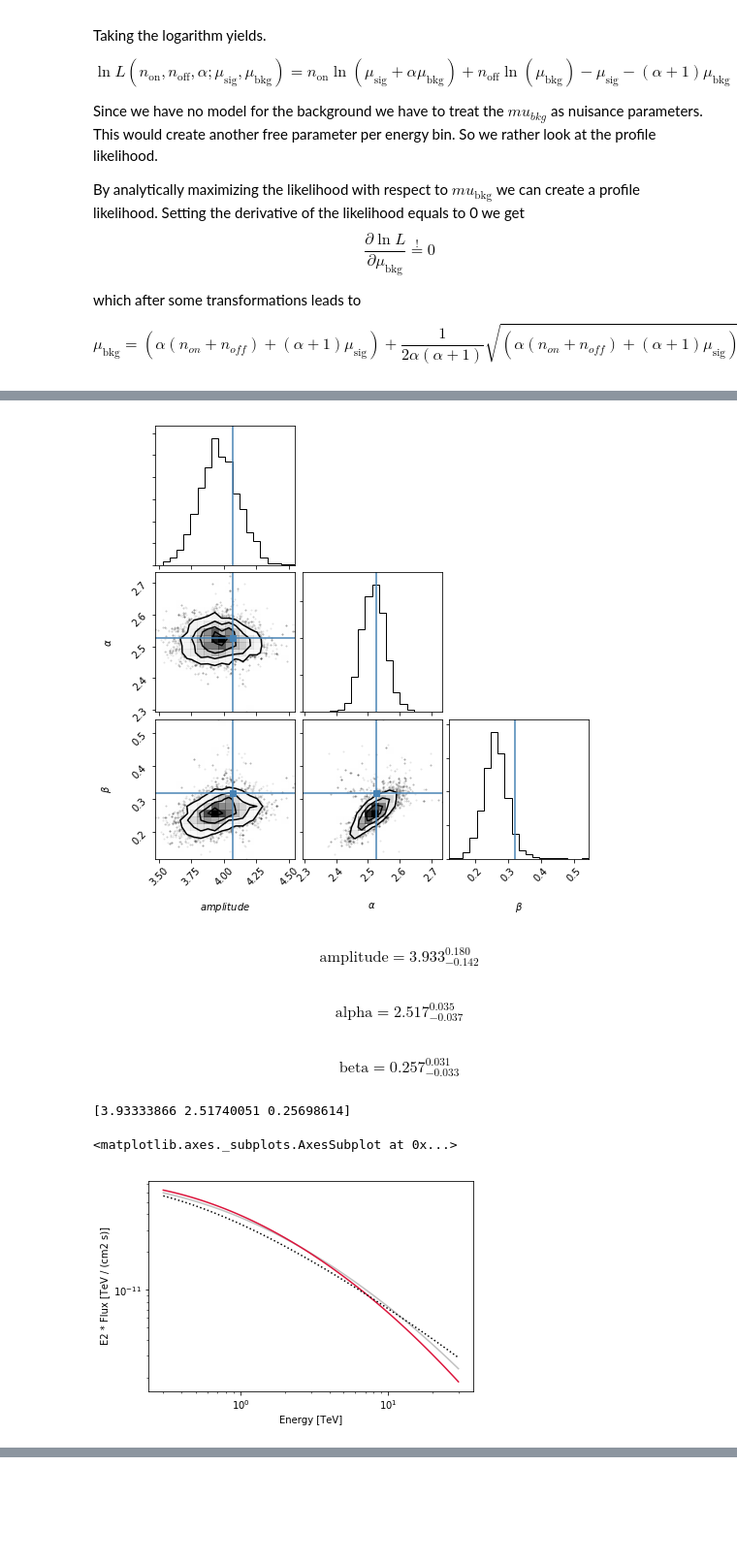
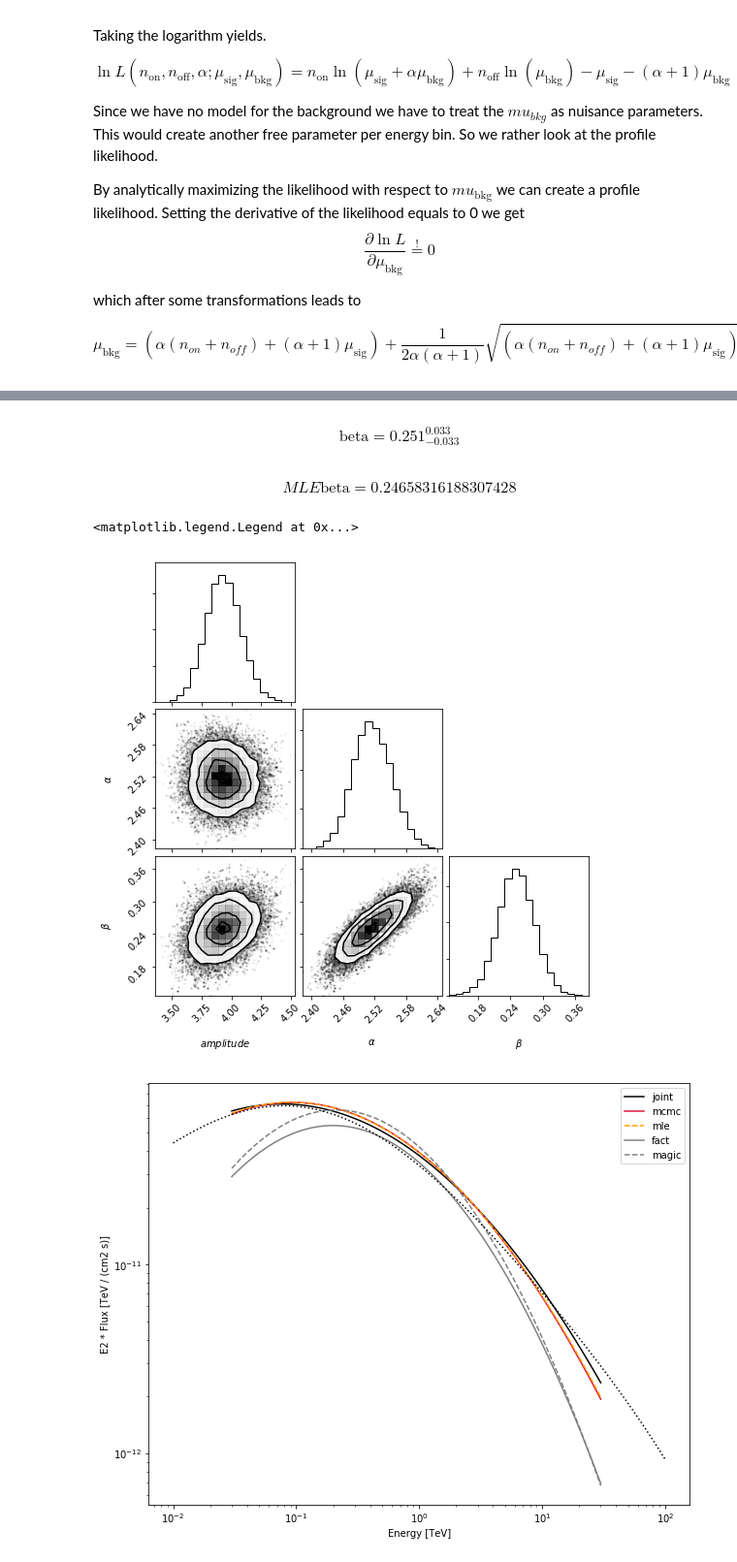
Before and after one commit to tudo-astroparticlephysics/ll_experiments, a Jupyter notebook: wstat.ipynb, the cells around one changed output, grey strips where cells are left out. Shown: that part at 97% size. Saved outputs shown, nothing was run; the diff lists cells and outputs as text; code cells hidden in the pictures; blank space fills up the shorter version.

```diff
--- a/wstat.ipynb
+++ b/wstat.ipynb
@@ -227,41 +230,18 @@ axes[-1].set_xlabel("step number");
-# %%
-fig = corner.corner(sampler.chain.reshape(-1, ndim), labels=["$amplitude$", "$\\alpha$", "$\\beta$"], truths=result.x)
-# %% [output]
-[figure, removed]
-# %%
-from IPython.display import display, Math
-
-labels = ["amplitude", "alpha", "beta"]
-for i in range(3):
-    mcmc = np.percentile(sampler.chain[:, 50:, i], [16, 50, 84])
-    q = np.diff(mcmc)
-    txt = "\mathrm{{{3}}} = {0:.3f}_{{-{1:.3f}}}^{{{2:.3f}}}"
-    txt = txt.format(mcmc[1], q[0], q[1], labels[i])
-    display(Math(txt))
-
-joint_model = Log10Parabola(
-    amplitude=3.78 * 1e-11 * u.Unit('cm-2 s-1 TeV-1'),
-    reference=1 * u.Unit('TeV'),
-    alpha=2.49 * u.Unit(''),
-    beta=0.22 * u.Unit(''),
-)
-joint_model.plot(energy_range=[0.3, 30]*u.TeV, energy_power=2, color='silver')
-
-r = np.median(sampler.chain[:, 50:, :3], axis=(0, 1))
-print(r)
-fitted_model = Log10Parabola(
-    amplitude=r[0] * 1e-11 * u.Unit('cm-2 s-1 TeV-1'),
-    reference=1 * u.Unit('TeV'),
-    alpha=r[1] * u.Unit(''),
-    beta=r[2] * u.Unit(''),
-)
-fitted_model.plot(energy_range=[0.3, 30]*u.TeV, energy_power=2, color='crimson')
-
-CrabSpectrum(reference='meyer').model.plot(energy_range=[0.3, 30]*u.TeV, energy_power=2, color='black', ls=':')
-# %% [output]
-$$\mathrm{amplitude} = 3.933_{-0.142}^{0.180}$$
-$$\mathrm{alpha} = 2.517_{-0.037}^{0.035}$$
-$$\mathrm{beta} = 0.257_{-0.033}^{0.031}$$
-[3.93333866 2.51740051 0.25698614]
-<matplotlib.axes._subplots.AxesSubplot at 0x...>
-[figure, removed]
+# %%
+lowest_sample = 150
+fig = corner.corner(sampler.chain[:, lowest_sample:, :N].reshape([-1, 3]), labels=["$amplitude$", "$\\alpha$", "$\\beta$"])
+
+labels = ["amplitude", "alpha", "beta"]
+for i in range(3):
+    mcmc = np.percentile(sampler.chain[:, lowest_sample:, i], [16, 50, 84])
+    q = np.diff(mcmc)
+    txt = "\mathrm{{{3}}} = {0:.3f}_{{-{1:.3f}}}^{{{2:.3f}}}"
+    txt = txt.format(mcmc[1], q[0], q[1], labels[i])
+    display(Math(txt))
+    txt = f"MLE \mathrm{{{labels[i]}}} = {result.x[i]}"
+    display(Math(txt))
+
+plt.figure(figsize=(10, 8))
+plot_spectra(sampler, result, fit_range=fit_range, min_sample=lowest_sample)
+plt.legend()
+# %% [output]
@@ -267,0 +252,5 @@ $$\mathrm{beta} = 0.257_{-0.033}^{0.031}$$
+$$\mathrm{beta} = 0.251_{-0.033}^{0.033}$$
+$$MLE \mathrm{beta} = 0.24658316188307428$$
+<matplotlib.legend.Legend at 0x...>
+[figure, added]
+[figure, added]
```
Also changed, not shown: parts of 13 cells of this notebook, 31 other files.
